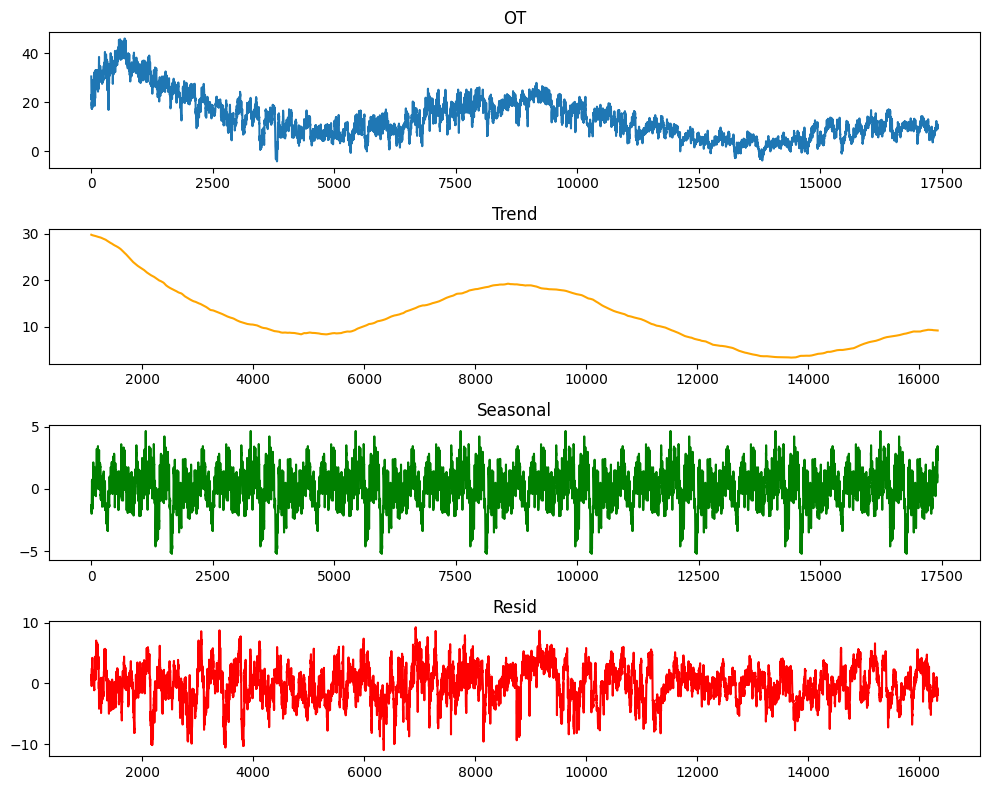
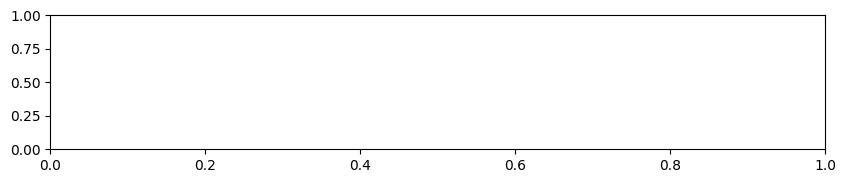
Code edit (unified diff) that turned the first committed figure into the second:
--- before
+++ after
@@ -1,17 +1,17 @@
 plt.figure(figsize=(10, 8))
 
-plt.subplot(2, 2, 1)
+plt.subplot(4, 1, 1)
 plt.plot(ETTh1['OT'])
 plt.title("OT")
 
-plt.subplot(2, 2, 2)
+plt.subplot(4, 1, 2)
 plt.plot(decomposition.trend, color='orange')
 plt.title("Trend")
 
-plt.subplot(2, 2, 3)
+plt.subplot(4, 1, 3)
 plt.plot(decomposition.seasonal, color='green')
 plt.title("Seasonal")
 
-plt.subplot(2, 2, 4)
+plt.subplot(4, 1, 4)
 plt.plot(decomposition.resid, color='red')
 plt.title("Resid")

Commit: feat: add LTSF presentation script, automate author updates in notebook, and fix plot visualization.